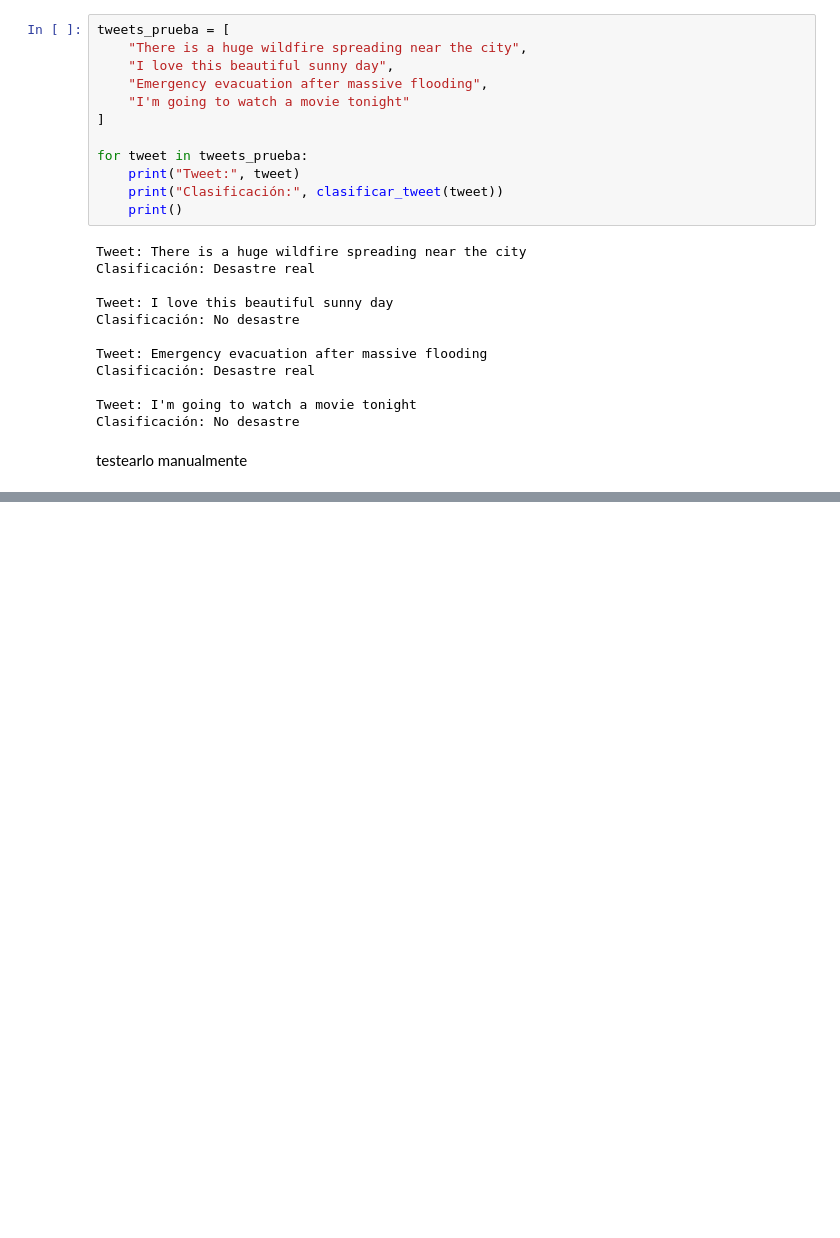
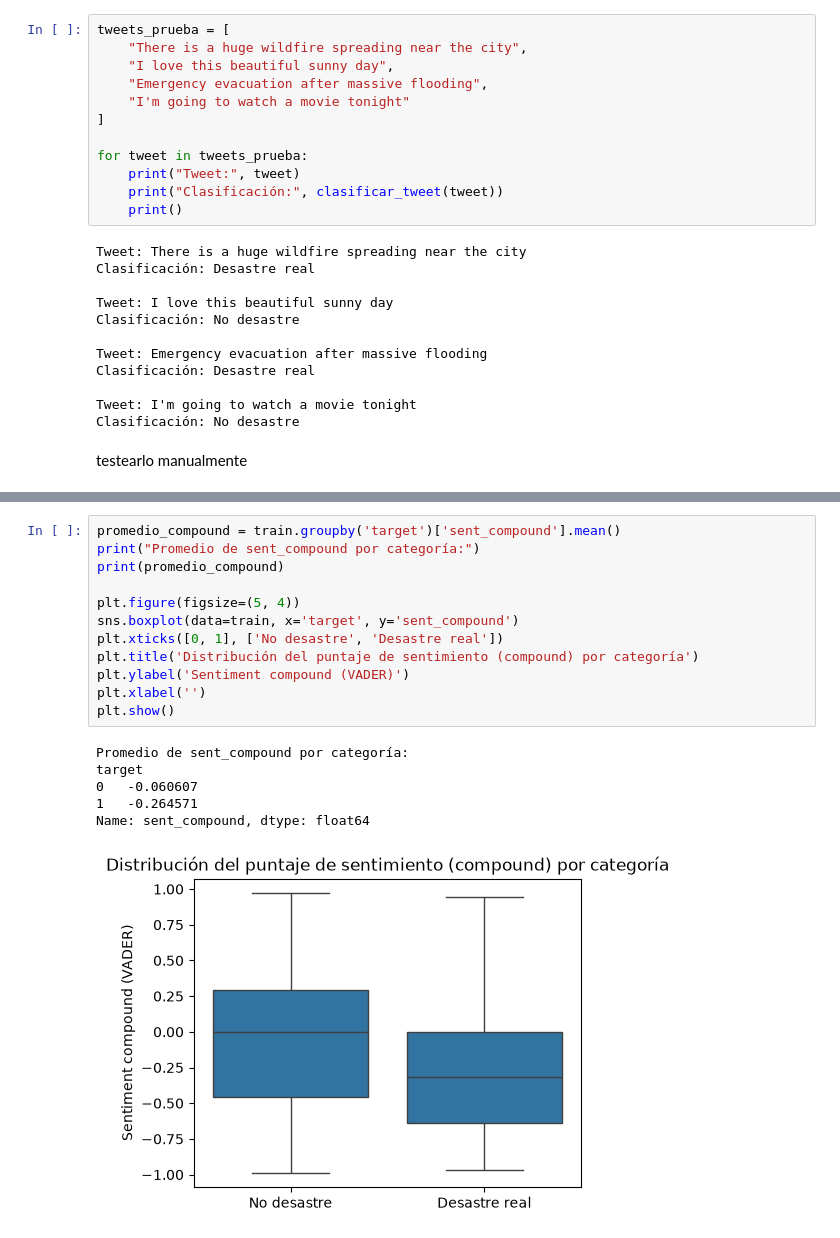
Before and after one commit to belennmm/DataS_Lab5_Tweets, a Jupyter notebook: Lab5_modelos_clasificacion.ipynb, the cells around one changed output, grey strips where cells are left out. Drawn from its saved outputs; the diff is of its cells as text; blank space fills up the shorter version.

```diff
--- a/Lab5_modelos_clasificacion.ipynb
+++ b/Lab5_modelos_clasificacion.ipynb
@@ -287,0 +413,19 @@ Clasificador finalizado.
+# %%
+promedio_compound = train.groupby('target')['sent_compound'].mean()
+print("Promedio de sent_compound por categoría:")
+print(promedio_compound)
+
+plt.figure(figsize=(5, 4))
+sns.boxplot(data=train, x='target', y='sent_compound')
+plt.xticks([0, 1], ['No desastre', 'Desastre real'])
+plt.title('Distribución del puntaje de sentimiento (compound) por categoría')
+plt.ylabel('Sentiment compound (VADER)')
+plt.xlabel('')
+plt.show()
+# %% [output]
+Promedio de sent_compound por categoría:
+target
+0   -0.060607
+1   -0.264571
+Name: sent_compound, dtype: float64
+[figure, added]
```
Also changed, not shown: parts of 17 cells of this notebook, 1 other file.
